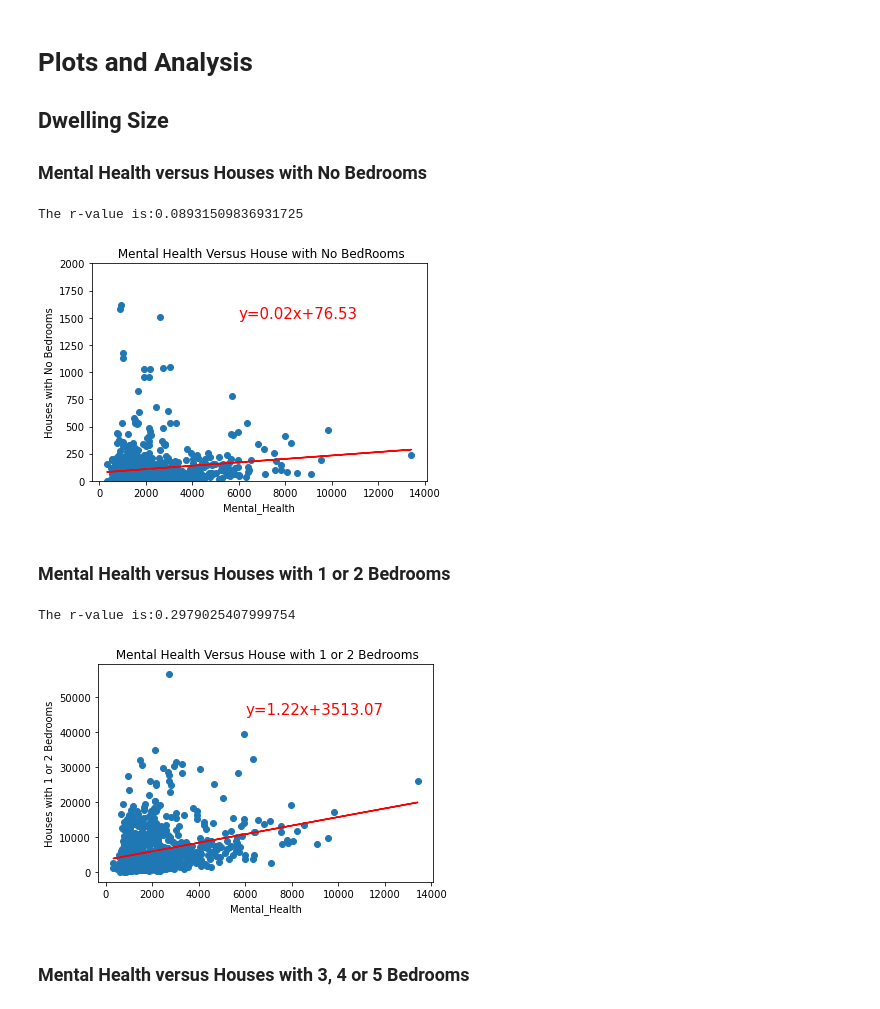
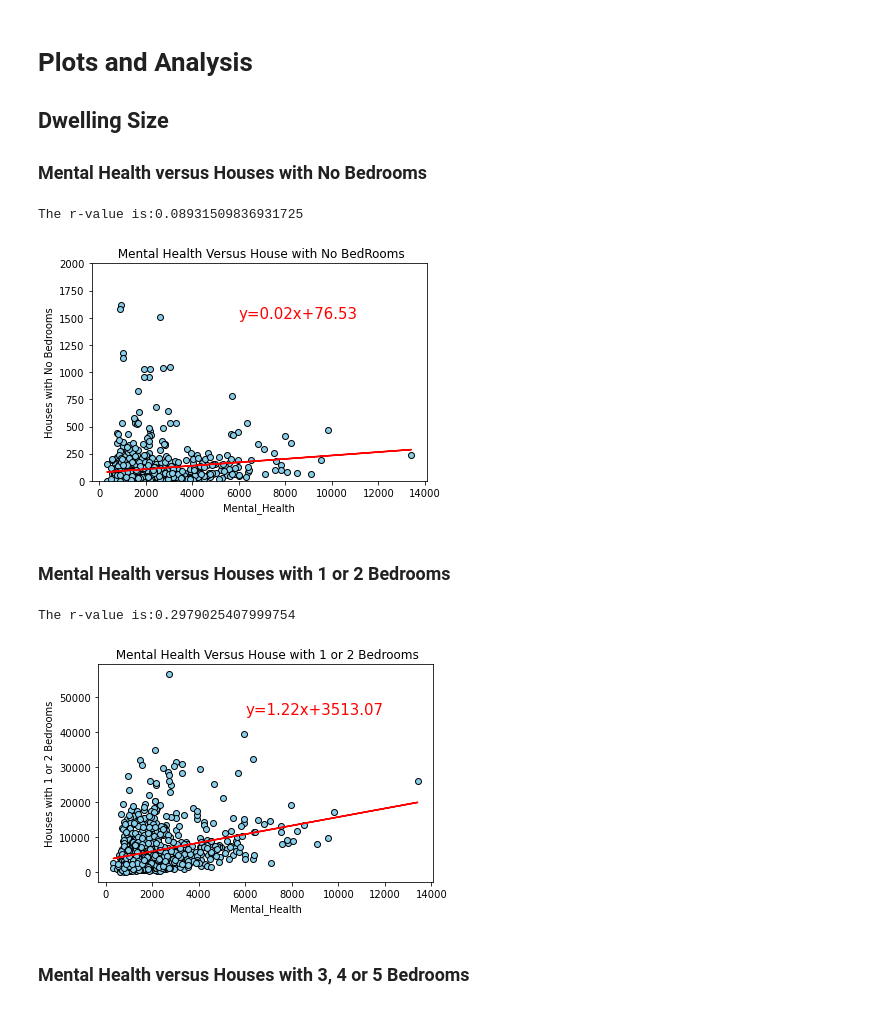
Before and after one commit to ricamaria/Project-1, a Jupyter notebook: Plots and Analysis.ipynb, the cells around one changed output. Drawn from its saved outputs; the diff is of its cells as text; code cells hidden in the pictures.

```diff
--- a/Plots and Analysis.ipynb
+++ b/Plots and Analysis.ipynb
@@ -14,7 +14,7 @@ import scipy.stats as stats
 # %% [markdown]
 ### Master DataFrame
 # %%
-master_df = pd.read_csv("Output/master_data.csv")
+master_df = pd.read_csv("ABS_data/Output/master_data.csv")
 master_df.head()
 # %% [output]
 |  | Postcode | House | Semi-detached | Apartment | Other dwelling | No bedrooms (studios, etc) | 1 bedroom | ... |
@@ -165,7 +165,7 @@ vc_fit = vc_slope * Mental_Health + vc_int
 # %%
 #Scatter Plot for Mental Health Versus House with No BedRooms
 
-plt.scatter(Mental_Health, No_bedrooms)
+plt.scatter(Mental_Health, No_bedrooms,color='skyblue', marker="o", edgecolor="black")
 plt.plot(Mental_Health,vc_fit,color='red')
 plt.title(' Mental Health Versus House with No BedRooms')
 plt.xlabel('Mental_Health')
@@ -180,7 +180,7 @@ plt.text(6000,1500,"y="+str(round(vc_slope,2))+"x+"+str(round(vc_int,2)), fontsi
 plt.show()
 # %% [output]
 The r-value is:0.08931509836931725
-[figure, old version]
+[figure, new version]
 # %% [markdown]
 ### Mental Health versus Houses with 1 or 2 Bedrooms
 # %%
@@ -192,22 +192,22 @@ vc_fit = vc_slope * Mental_Health + vc_int
 # %%
 #Scatter Plot for Mental Health Versus House with 1 or 2 Bedrooms
 
-plt.scatter(Mental_Health,Small_House)
+plt.scatter(Mental_Health,Small_House,color='skyblue', marker="o", edgecolor="black")
 plt.plot(Mental_Health,vc_fit,color='red')
 plt.title(' Mental Health Versus House with 1 or 2 Bedrooms')
 plt.xlabel('Mental_Health')
 plt.ylabel('Houses with 1 or 2 Bedrooms')
 #plt.ylim(0,2000)
 
 
 print(f"The r-value is:"+str(vc_r))
 
 plt.text(6000,45000,"y="+str(round(vc_slope,2))+"x+"+str(round(vc_int,2)), fontsize=15, color="red")
 
 plt.show()
 # %% [output]
 The r-value is:0.2979025407999754
-[figure, old version]
+[figure, new version]
 # %% [markdown]
 ### Mental Health versus Houses with 3, 4 or 5 Bedrooms
 # %%
```
Also changed, not shown: parts of 8 cells of this notebook.
